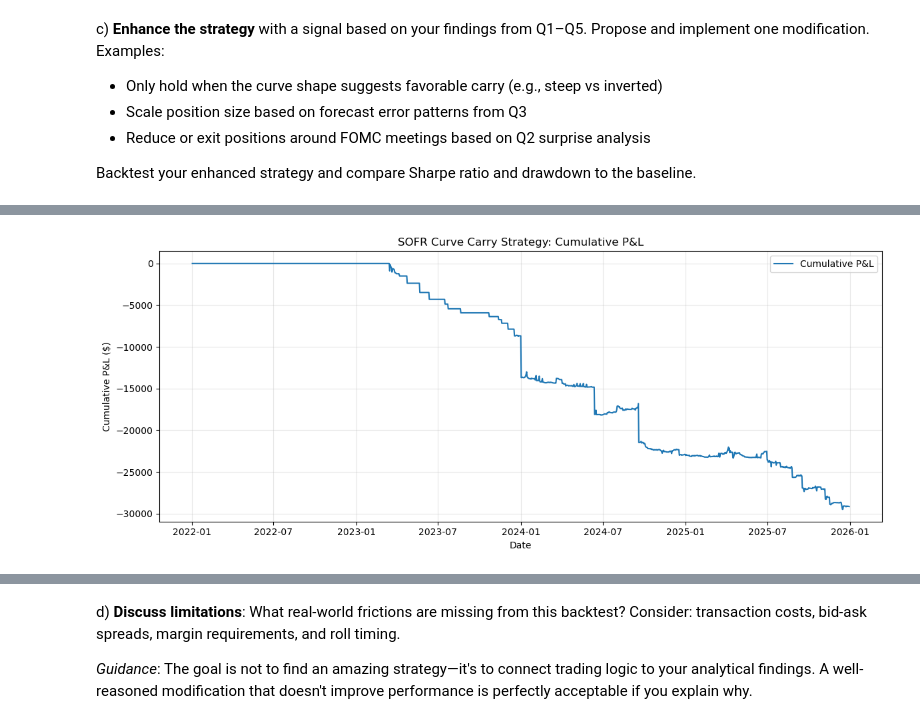
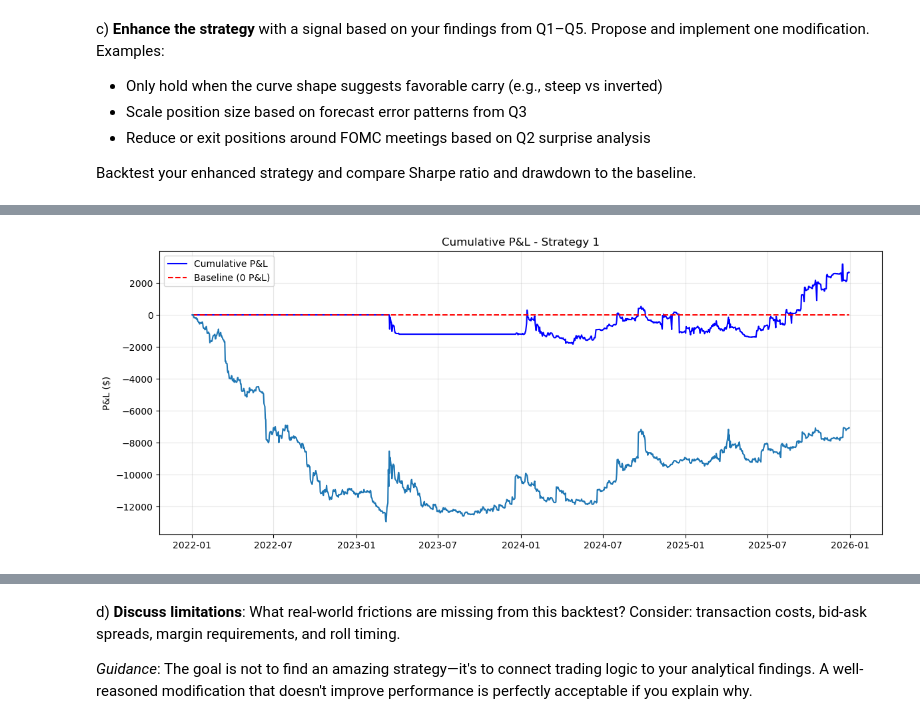
Before and after one commit to ayushbhupal/Fixed-Income-HW-Group-B, a Jupyter notebook: project/P.2. SOFR Futures and Policy Expectations-Ryota.ipynb, the cells around one changed output, grey strips where cells are left out. Cells and saved outputs as stored; diff of their text form; code cells hidden in the pictures.

Commit message:
fixed roll over issue, no trades

```diff
--- a/project/P.2. SOFR Futures and Policy Expectations-Ryota.ipynb
+++ b/project/P.2. SOFR Futures and Policy Expectations-Ryota.ipynb
@@ -1057,8 +1057,8 @@ c) **Enhance the strategy** with a signal based on your findings from Q1–Q5. P
 
    Backtest your enhanced strategy and compare Sharpe ratio and drawdown to the baseline.
 # %%
+import pandas as pd
 import numpy as np
-import pandas as pd
 
 # --- Identify SOFR contracts ---
 contracts = [c for c in sofr_rates.columns if c.startswith("SR3")]
@@ -1072,45 +1072,83 @@ def parse_contract(c):
 contracts_sorted = sorted(contracts, key=parse_contract)
 sofr_rates = sofr_rates[contracts_sorted].copy()
 
-# 1) Build continuous front/second series each day
-front = []
-second = []
+# --- Strategy 1: Long 2nd, Short Front only if front > 2nd ---
+held_contract = []
+front_contract = []
+current_contract = None
 
 for date, row in sofr_rates.iterrows():
     available = [c for c in contracts_sorted if pd.notna(row[c])]
-    if len(available) >= 2:
-        front.append(row[available[0]])
-        second.append(row[available[1]])
+    if len(available) < 2:
+        held_contract.append(None)
+        front_contract.append(None)
+        continue
+
+    front, second = available[0], available[1]
+
+    # --- Only open position if front rate > second rate ---
+    if row[front] > row[second]:
+        if current_contract is None or current_contract == front:
+            current_contract = second
     else:
-        front.append(np.nan)
-        second.append(np.nan)
+        current_contract = None  # flat if condition not met
 
-sofr_rates["front_rate"] = front
-sofr_rates["second_rate"] = second
+    held_contract.append(current_contract)
+    front_contract.append(front if current_contract is not None else None)
 
-# 2) Signal: inversion front > second
-signal = (sofr_rates["front_rate"] > sofr_rates["second_rate"]).astype(float)
+sofr_rates['held_contract'] = held_contract
+sofr_rates['front_contract'] = front_contract
 
-# 3) Position applied to NEXT day P&L to avoid look-ahead
-pos = signal.shift(1).fillna(0.0)   # 1 when in trade, 0 when flat
+# --- Daily rates ---
+sofr_rates['held_rate'] = [
+    sofr_rates.loc[d, c] if c is not None else np.nan
+    for d, c in zip(sofr_rates.index, sofr_rates['held_contract'])
+]
+sofr_rates['front_rate'] = [
+    sofr_rates.loc[d, c] if c is not None else np.nan
+    for d, c in zip(sofr_rates.index, sofr_rates['front_contract'])
+]
 
-# 4) Rate changes (in percent points). Convert to bp via *100
-d_front = sofr_rates["front_rate"].diff().fillna(0.0)
-d_second = sofr_rates["second_rate"].diff().fillna(0.0)
+# --- P&L ---
+sofr_rates['delta_held'] = sofr_rates['held_rate'].diff()
+sofr_rates['delta_front'] = sofr_rates['front_rate'].diff()
 
-# 5) P&L (1 contract each): long second, short front
-bp_value = 25.0
-sofr_rates["pnl"] = pos * ( (-d_second * 100 * bp_value) + (d_front * 100 * bp_value) )
-sofr_rates["cum_pnl"] = sofr_rates["pnl"].cumsum()
+# Handle days with no position
+sofr_rates['delta_held'] = sofr_rates['delta_held'].fillna(0)
+sofr_rates['delta_front'] = sofr_rates['delta_front'].fillna(0)
 
-# Plot cumulative P&L
-plt.figure(figsize=FIGSIZE)
-plt.plot(sofr_rates.index, sofr_rates["cum_pnl"], label="Cumulative P&L")
-plt.title("SOFR Curve Carry Strategy: Cumulative P&L")
-plt.xlabel("Date")
-plt.ylabel("Cumulative P&L ($)")
-plt.grid(True, alpha=0.3)
-plt.legend()
+# P&L: long 2nd, short front
+sofr_rates['pnl'] = -sofr_rates['delta_held'] * 100 * 25 + sofr_rates['delta_front'] * 100 * 25
+sofr_rates['pnl'].iloc[0] = 0
+sofr_rates['cum_pnl'] = sofr_rates['pnl'].cumsum()
+
+# --- Metrics ---
+daily_pnl = sofr_rates['pnl']
+mean_daily_pnl = daily_pnl.mean()
+std_daily_pnl = daily_pnl.std()
+sharpe_ratio = np.sqrt(252) * mean_daily_pnl / std_daily_pnl
+
+sofr_rates['running_max'] = sofr_rates['cum_pnl'].cummax()
+sofr_rates['drawdown'] = sofr_rates['cum_pnl'] - sofr_rates['running_max']
+max_drawdown = sofr_rates['drawdown'].min()
+
+print("="*60)
+print("STRATEGY 1: LONG 2ND, SHORT FRONT (front > 2nd)")
+print("="*60)
+print(f"Cumulative P&L:      ${sofr_rates['cum_pnl'].iloc[-1]:,.2f}")
+print(f"Sharpe Ratio:        {sharpe_ratio:.3f}")
+print(f"Maximum Drawdown:    ${max_drawdown:,.2f}")
+print("="*60)
+
+# plot cumulative P&L and baseline
+fig, ax = plt.subplots(figsize=figsize)
+ax.plot(sofr_rates.index, sofr_rates['cum_pnl'], color='blue', label='Cumulative P&L')
+ax.plot(sofr_rates.index, np.zeros(len(sofr_rates)), color='red', linestyle='--', label='Baseline (0 P&L)')
+plt.plot(equity.index, equity.values)
+ax.set_title('Cumulative P&L - Strategy 1')
+ax.set_ylabel('P&L ($)')
+ax.legend()
+ax.grid(True, alpha=0.3)
 plt.tight_layout()
 plt.show()
 # %% [output]
@@ -1117,4 +1166,4 @@ plt.show()
-[figure, old version]
+[figure, new version]
 # %%
 import pandas as pd
 import numpy as np
```
Also changed, not shown: parts of 2 cells of this notebook.
